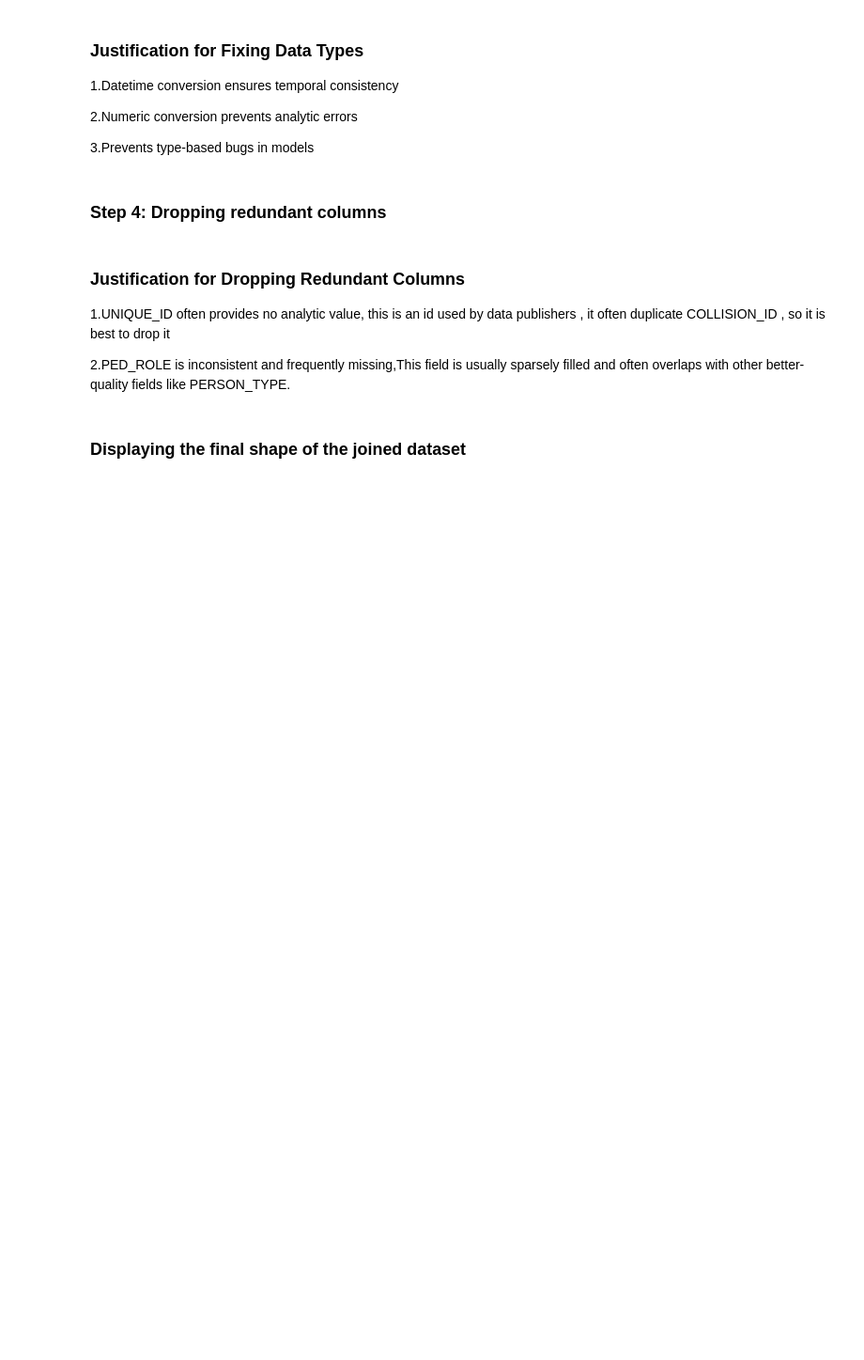
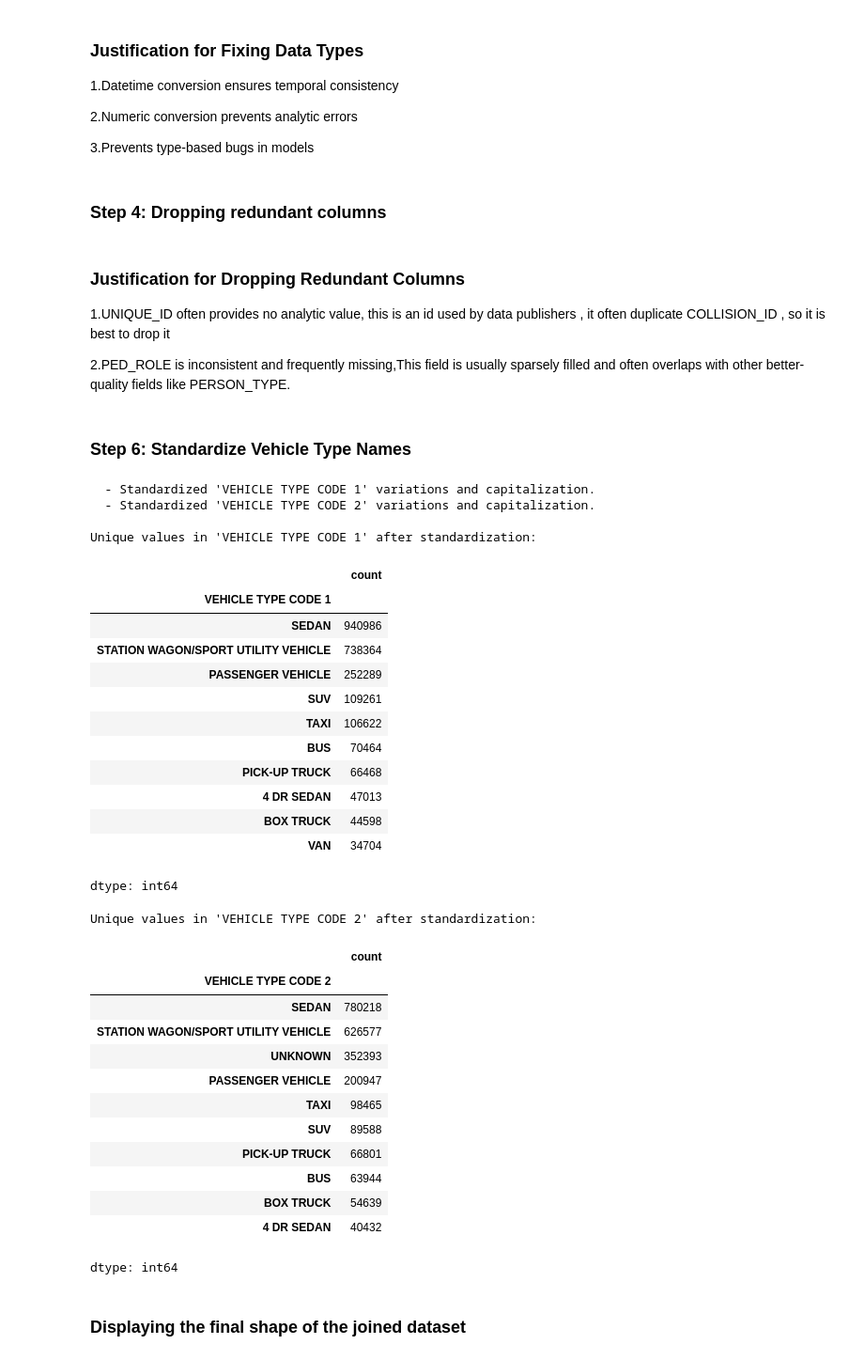
Before and after one commit to IbrahimDarwish/dataviz, a Jupyter notebook: Final_dataset_after_integration.ipynb, the cells around one changed output. Shown: that part at 94% size. Saved outputs shown, nothing was run; the diff lists cells and outputs as text; code cells hidden in the pictures; blank space fills up the shorter version.

```diff
--- a/Final_dataset_after_integration.ipynb
+++ b/Final_dataset_after_integration.ipynb
@@ -560,6 +611,78 @@ df_joined = df_joined.drop(columns=[c for c in columns_to_drop if c in df_joined
 1.UNIQUE_ID often provides no analytic value, this is an id used by data publishers , it often duplicate COLLISION_ID , so it is best to drop it
 
 2.PED_ROLE is inconsistent and frequently missing,This field is usually sparsely filled and often overlaps with other better-quality fields like PERSON_TYPE.
+# %% [markdown]
+### Step 6: Standardize Vehicle Type Names
+# %%
+# Define a standardization function
+def standardize_vehicle_type(df, column):
+    if column in df.columns:
+        # Convert to string and then to uppercase to handle mixed types and capitalization
+        df[column] = df[column].astype(str).str.upper().str.strip()
+
+        # Define mapping for common variations. Add more as needed.
+        # The key is the variation, the value is the standardized form.
+        type_mapping = {
+            'AMBALANCE': 'AMBULANCE',
+            'AMB': 'AMBULANCE',
+            'AMBU': 'AMBULANCE',
+            'ABMU': 'AMBULANCE',
+            'AMBUL': 'AMBULANCE',
+            'PASSENGER VEHICLE': 'PASSENGER VEHICLE',
+            'SPORT UTILITY / STATION WAGON': 'SUV',
+            'SPORT UTILITY VEHICLE': 'SUV',
+            'UNKNOWN': 'UNKNOWN',
+            'NAN': 'UNKNOWN' # Handle NaN strings after conversion to string
+        }
+
+        # Apply mapping
+        df[column] = df[column].replace(type_mapping)
+        print(f"  - Standardized '{column}' variations and capitalization.")
+
+    else:
+        print(f"Column '{column}' not found in DataFrame.")
+
+# Apply standardization to both vehicle type columns
+standardize_vehicle_type(df_joined, 'VEHICLE TYPE CODE 1')
+standardize_vehicle_type(df_joined, 'VEHICLE TYPE CODE 2')
+
+print("\nUnique values in 'VEHICLE TYPE CODE 1' after standardization:")
+display(df_joined['VEHICLE TYPE CODE 1'].value_counts().head(10))
+
+print("\nUnique values in 'VEHICLE TYPE CODE 2' after standardization:")
+display(df_joined['VEHICLE TYPE CODE 2'].value_counts().head(10))
+# %% [output]
+  - Standardized 'VEHICLE TYPE CODE 1' variations and capitalization.
+  - Standardized 'VEHICLE TYPE CODE 2' variations and capitalization.
+
+Unique values in 'VEHICLE TYPE CODE 1' after standardization:
+|  | count |
+| VEHICLE TYPE CODE 1 |  |
+| SEDAN | 940986 |
+| STATION WAGON/SPORT UTILITY VEHICLE | 738364 |
+| PASSENGER VEHICLE | 252289 |
+| SUV | 109261 |
+| TAXI | 106622 |
+| BUS | 70464 |
+| PICK-UP TRUCK | 66468 |
+| 4 DR SEDAN | 47013 |
+| BOX TRUCK | 44598 |
+| VAN | 34704 |
+dtype: int64
+Unique values in 'VEHICLE TYPE CODE 2' after standardization:
+|  | count |
+| VEHICLE TYPE CODE 2 |  |
+| SEDAN | 780218 |
+| STATION WAGON/SPORT UTILITY VEHICLE | 626577 |
+| UNKNOWN | 352393 |
+| PASSENGER VEHICLE | 200947 |
+| TAXI | 98465 |
+| SUV | 89588 |
+| PICK-UP TRUCK | 66801 |
+| BUS | 63944 |
+| BOX TRUCK | 54639 |
+| 4 DR SEDAN | 40432 |
+dtype: int64
 # %% [markdown]
 ### Displaying the final shape of the joined dataset
 # %%
```
Also changed, not shown: parts of 11 cells of this notebook.
